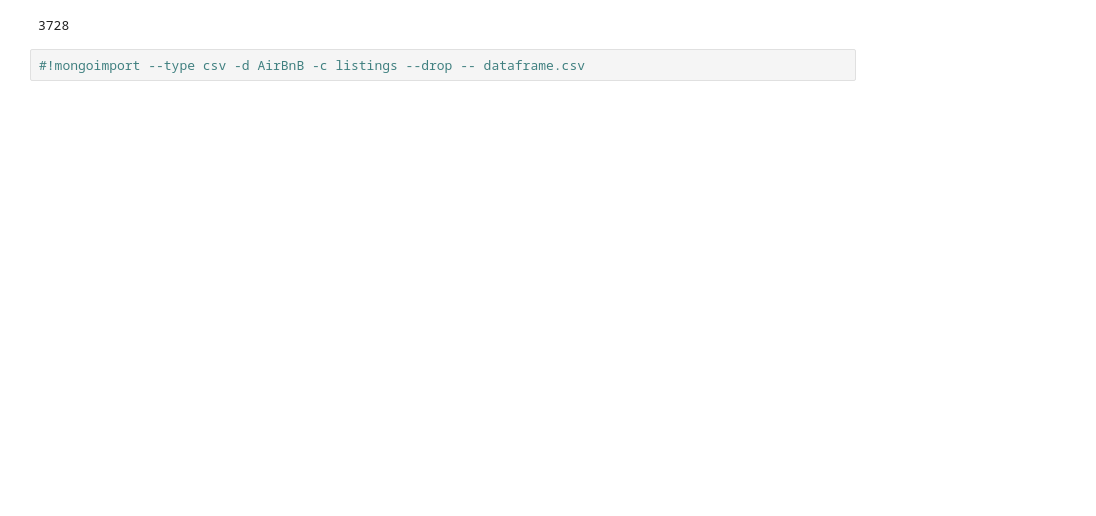
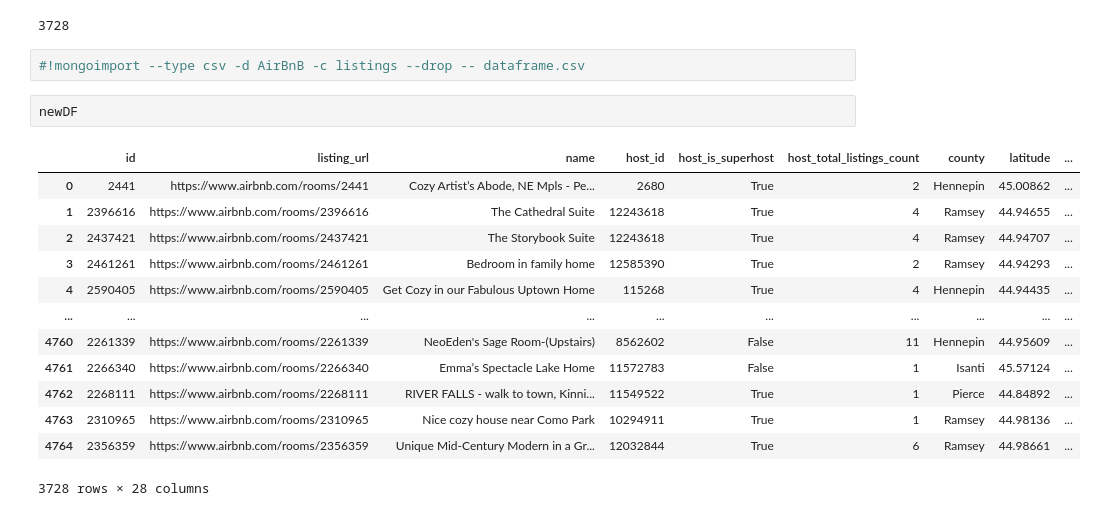
Before and after one commit to djthapa22/Project_3_G5, a Jupyter notebook: Project 3 Analysis.ipynb, the cells around one changed output. Saved outputs shown, nothing was run; the diff lists cells and outputs as text; blank space fills up the shorter version.

```diff
--- a/Project 3 Analysis.ipynb
+++ b/Project 3 Analysis.ipynb
@@ -155,3 +155,19 @@ newDF.to_sql('bnb_dset',connection,if_exists='replace')
 3728
 # %%
 #!mongoimport --type csv -d AirBnB -c listings --drop -- dataframe.csv
+# %%
+newDF
+# %% [output]
+|  | id | listing_url | name | host_id | host_is_superhost | host_total_listings_count | county | latitude | ... |
+| 0 | 2441 | https://www.airbnb.com/rooms/2441 | Cozy Artist’s Abode, NE Mpls - Pe... | 2680 | True | 2 | Hennepin | 45.00862 | ... |
+| 1 | 2396616 | https://www.airbnb.com/rooms/2396616 | The Cathedral Suite | 12243618 | True | 4 | Ramsey | 44.94655 | ... |
+| 2 | 2437421 | https://www.airbnb.com/rooms/2437421 | The Storybook Suite | 12243618 | True | 4 | Ramsey | 44.94707 | ... |
+| 3 | 2461261 | https://www.airbnb.com/rooms/2461261 | Bedroom in family home | 12585390 | True | 2 | Ramsey | 44.94293 | ... |
+| 4 | 2590405 | https://www.airbnb.com/rooms/2590405 | Get Cozy in our Fabulous Uptown Home | 115268 | True | 4 | Hennepin | 44.94435 | ... |
+| ... | ... | ... | ... | ... | ... | ... | ... | ... | ... |
+| 4760 | 2261339 | https://www.airbnb.com/rooms/2261339 | NeoEden's Sage Room-(Upstairs) | 8562602 | False | 11 | Hennepin | 44.95609 | ... |
+| 4761 | 2266340 | https://www.airbnb.com/rooms/2266340 | Emma’s Spectacle Lake Home | 11572783 | False | 1 | Isanti | 45.57124 | ... |
+| 4762 | 2268111 | https://www.airbnb.com/rooms/2268111 | RIVER FALLS - walk to town, Kinni... | 11549522 | True | 1 | Pierce | 44.84892 | ... |
+| 4763 | 2310965 | https://www.airbnb.com/rooms/2310965 | Nice cozy house near Como Park | 10294911 | True | 1 | Ramsey | 44.98136 | ... |
+| 4764 | 2356359 | https://www.airbnb.com/rooms/2356359 | Unique Mid-Century Modern in a Gr... | 12032844 | True | 6 | Ramsey | 44.98661 | ... |
+3728 rows × 28 columns
```
Also changed, not shown: parts of 10 cells of this notebook, 3 other files.
